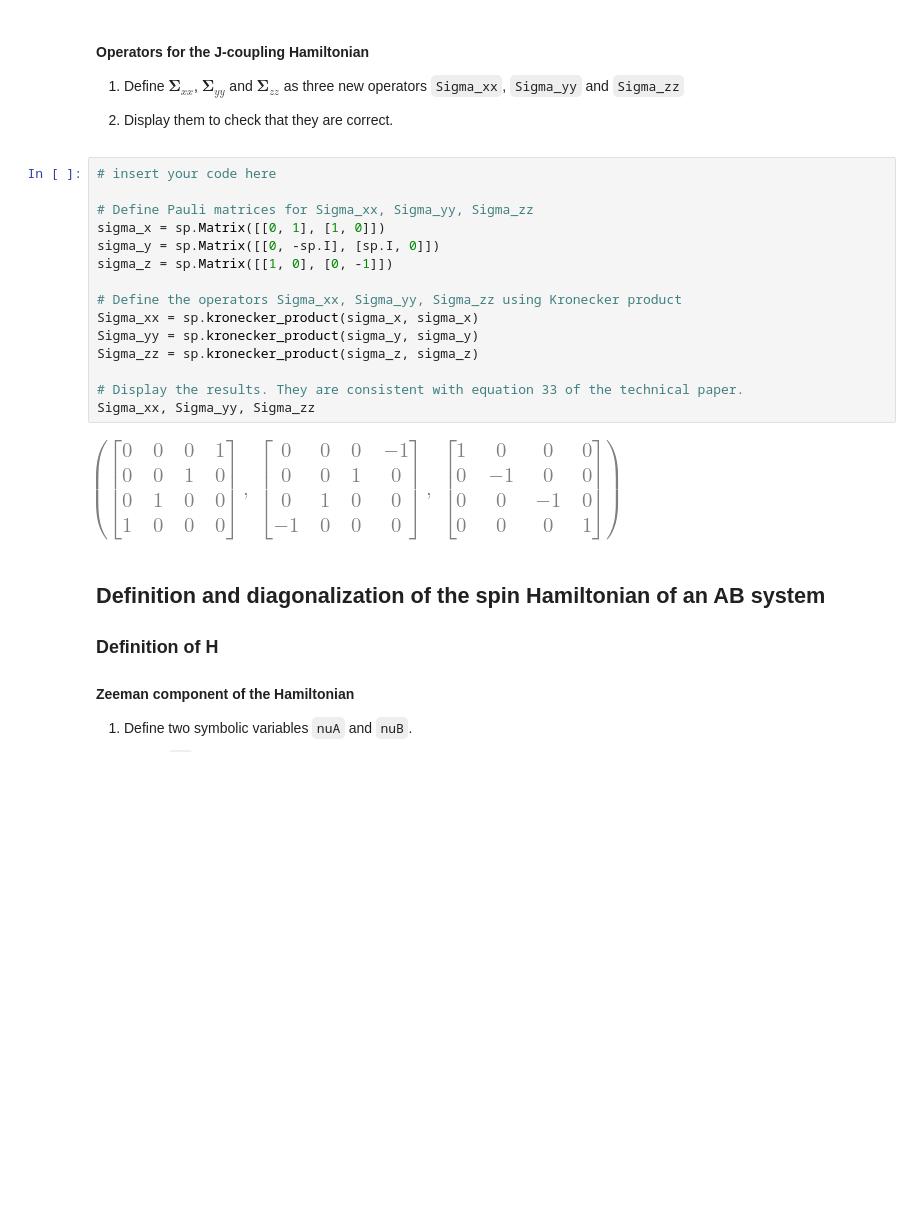
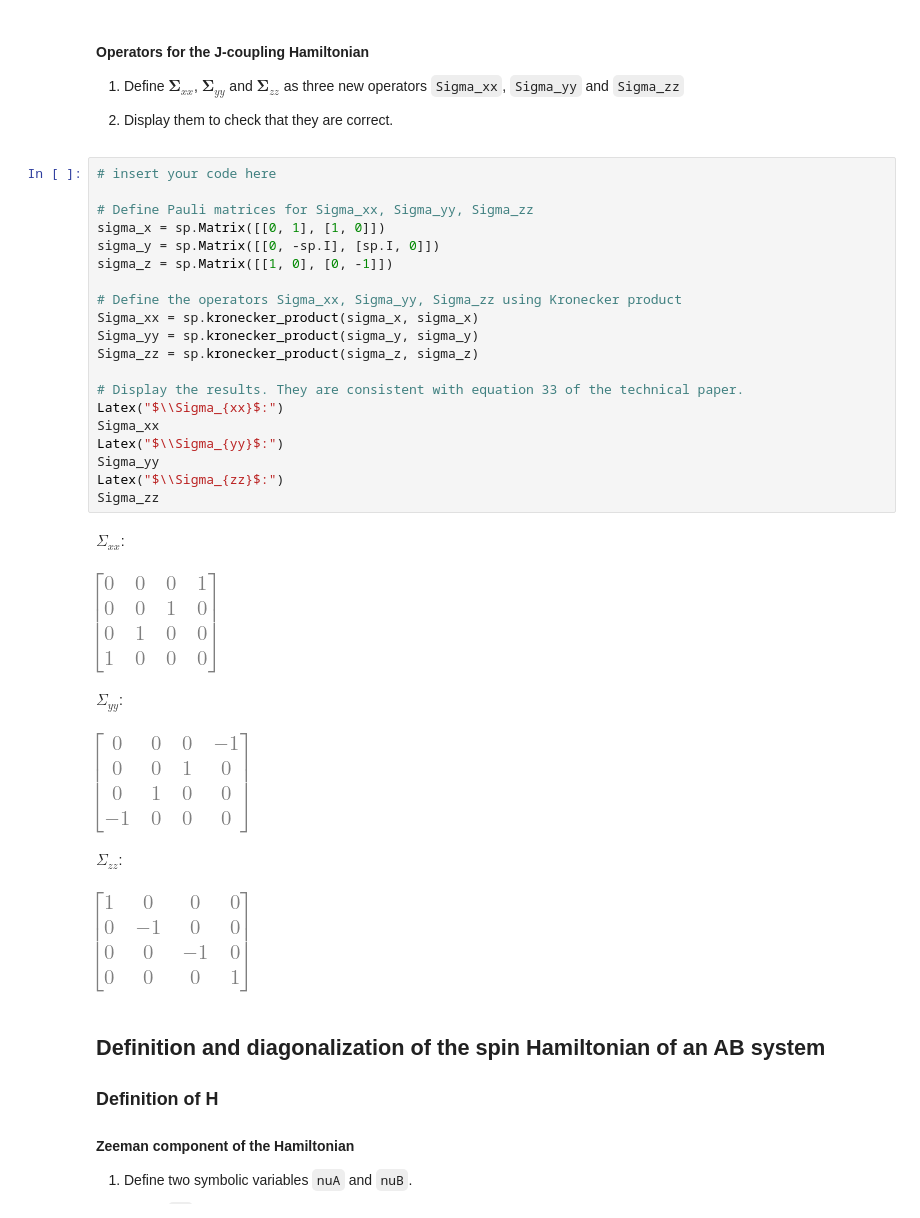
Before and after one commit to dtrejoz/NMR, a Jupyter notebook: NMR.ipynb, the cells around one changed output. Saved outputs shown, nothing was run; the diff lists cells and outputs as text; blank space fills up the shorter version.

```diff
--- a/NMR.ipynb
+++ b/NMR.ipynb
@@ -701,20 +717,30 @@ SzA, SzB
 # %%
 # insert your code here
 
 # Define Pauli matrices for Sigma_xx, Sigma_yy, Sigma_zz
 sigma_x = sp.Matrix([[0, 1], [1, 0]])
 sigma_y = sp.Matrix([[0, -sp.I], [sp.I, 0]])
 sigma_z = sp.Matrix([[1, 0], [0, -1]])
 
 # Define the operators Sigma_xx, Sigma_yy, Sigma_zz using Kronecker product
 Sigma_xx = sp.kronecker_product(sigma_x, sigma_x)
 Sigma_yy = sp.kronecker_product(sigma_y, sigma_y)
 Sigma_zz = sp.kronecker_product(sigma_z, sigma_z)
 
 # Display the results. They are consistent with equation 33 of the technical paper.
-Sigma_xx, Sigma_yy, Sigma_zz
+Latex("$\\Sigma_{xx}$:")
+Sigma_xx
+Latex("$\\Sigma_{yy}$:")
+Sigma_yy
+Latex("$\\Sigma_{zz}$:")
+Sigma_zz
 # %% [output]
+$\Sigma_{xx}$:
-[figure, old version]
+[figure, new version]
+$\Sigma_{yy}$:
+[figure, added]
+$\Sigma_{zz}$:
+[figure, added]
 # %% [markdown]
 ## Definition and diagonalization of the spin Hamiltonian of an AB system
 
```
Also changed, not shown: parts of 38 cells of this notebook.
